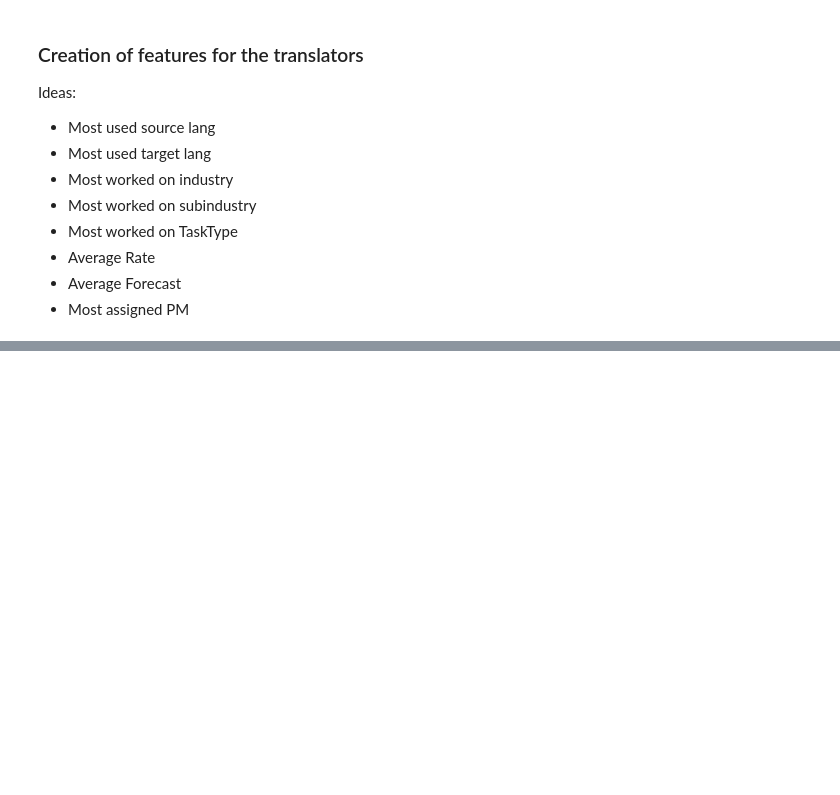
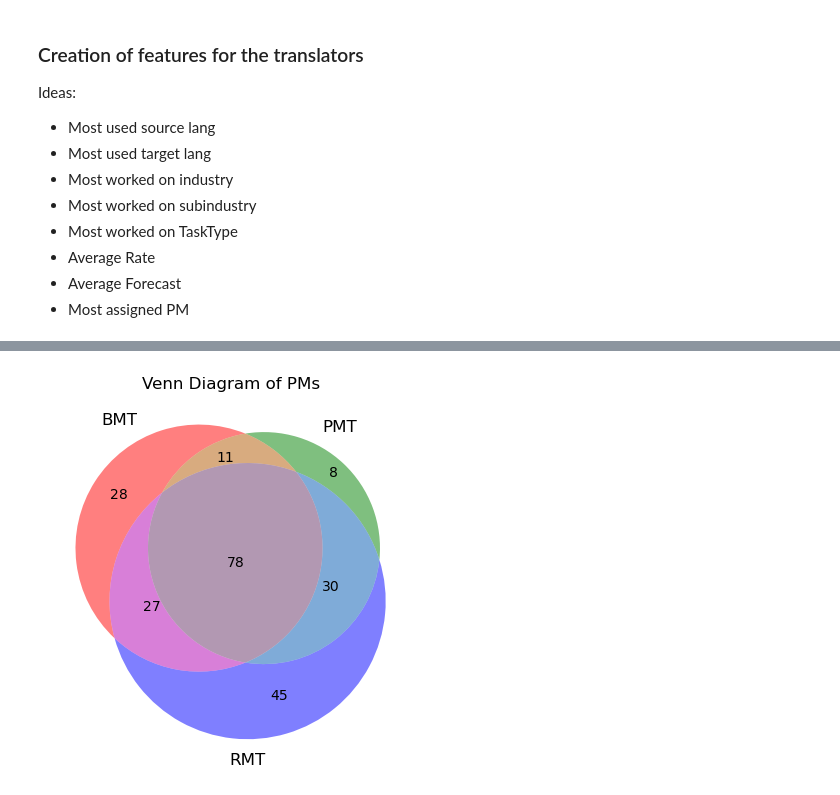
Before and after one commit to tomiock/TARS, a Jupyter notebook: notebooks/translator_enhanced.ipynb, the cells around one changed output, grey strips where cells are left out. Drawn from its saved outputs; the diff is of its cells as text; code cells hidden in the pictures; blank space fills up the shorter version.

Commit message:
feat: Veen Diagram PMs

```diff
--- a/notebooks/translator_enhanced.ipynb
+++ b/notebooks/translator_enhanced.ipynb
@@ -93,0 +103,3 @@ Ideas:
+# %%
+unique_translators = df_tasks.groupby('PM', group_keys=True)['TRANSLATOR'].apply(lambda x: list(np.unique(x)))
+unique_translators
@@ -93,0 +112,6 @@ Ideas:
+# %%
+PMs = ('BMT', 'PMT', 'RMT')
+# %%
+pm_sets = dict()
+for pm, row in zip(PMs, unique_translators):
+    pm_sets[pm] = set(row)
@@ -93,0 +161,13 @@ Ideas:
+# %%
+# get venn diagram
+
+from matplotlib_venn import venn3
+
+venn3([pm_sets['BMT'], pm_sets['PMT'], pm_sets['RMT']],
+      ('BMT', 'PMT', 'RMT'),
+      alpha=0.5,
+      ax=None)
+plt.title('Venn Diagram of PMs')
+plt.savefig('Venn_diagram_PMs.png')
+# %% [output]
+[figure, added]
```
Also changed, not shown: parts of 5 cells of this notebook, 3 other files.
